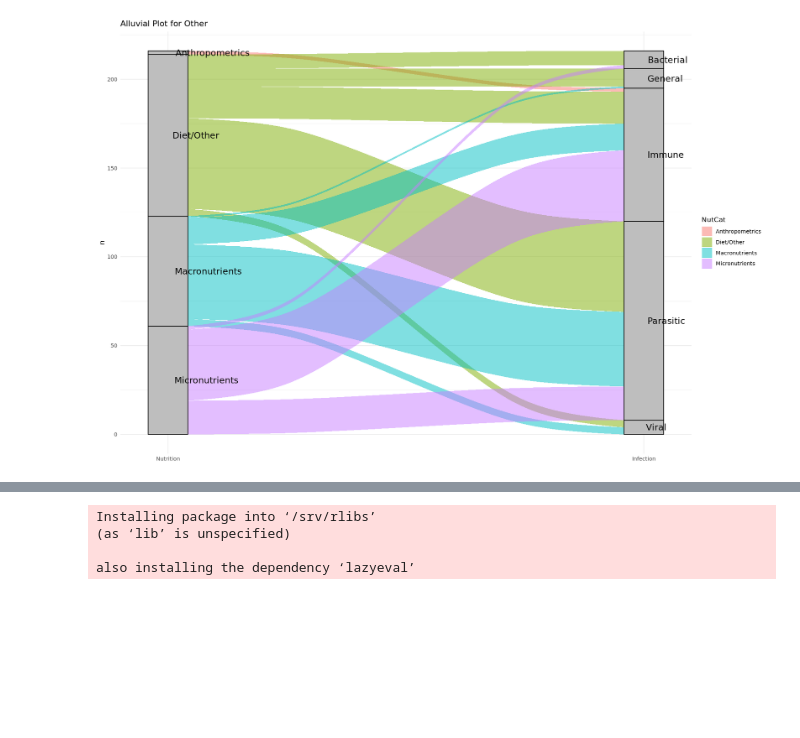
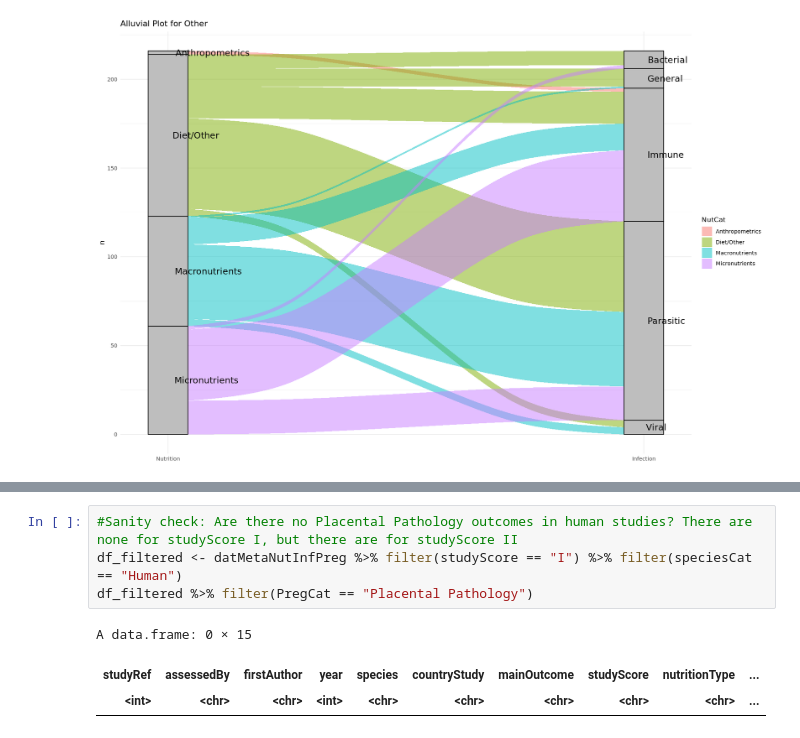
Before and after one commit to alexjvr1/EVE_lab_public, a Jupyter notebook: scoping_review_figs.ipynb, the cells around one changed output, grey strips where cells are left out. Saved outputs shown, nothing was run; the diff lists cells and outputs as text; blank space fills up the shorter version.

```diff
--- a/scoping_review_figs.ipynb
+++ b/scoping_review_figs.ipynb
@@ -491,6 +499,8 @@ plot_alluvial(df_filtered %>% filter(speciesCat == "Other"), "Alluvial Plot for
 # %%
+#Sanity check: Are there no Placental Pathology outcomes in human studies? There are none for studyScore I, but there are for studyScore II
+df_filtered <- datMetaNutInfPreg %>% filter(studyScore == "I") %>% filter(speciesCat == "Human")
+df_filtered %>% filter(PregCat == "Placental Pathology")
 # %% [output]
-Installing package into ‘/srv/rlibs’
-(as ‘lib’ is unspecified)
-
-also installing the dependency ‘lazyeval’
+A data.frame: 0 × 15
+| studyRef | assessedBy | firstAuthor | year | species | countryStudy | mainOutcome | studyScore | nutritionType | ... |
+| <int> | <chr> | <chr> | <int> | <chr> | <chr> | <chr> | <chr> | <chr> | ... |
```
Also changed, not shown: parts of 1 cell of this notebook.
